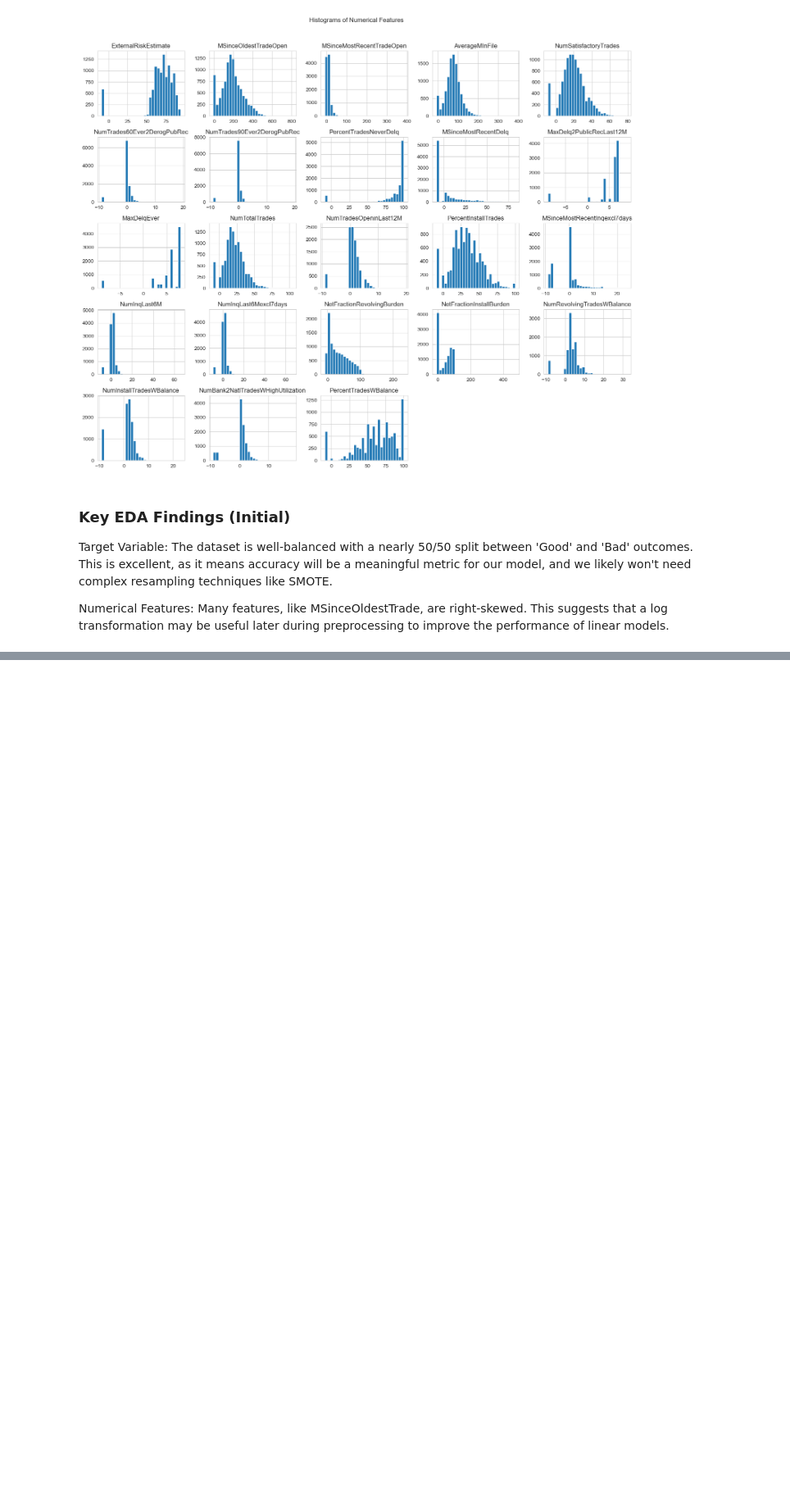
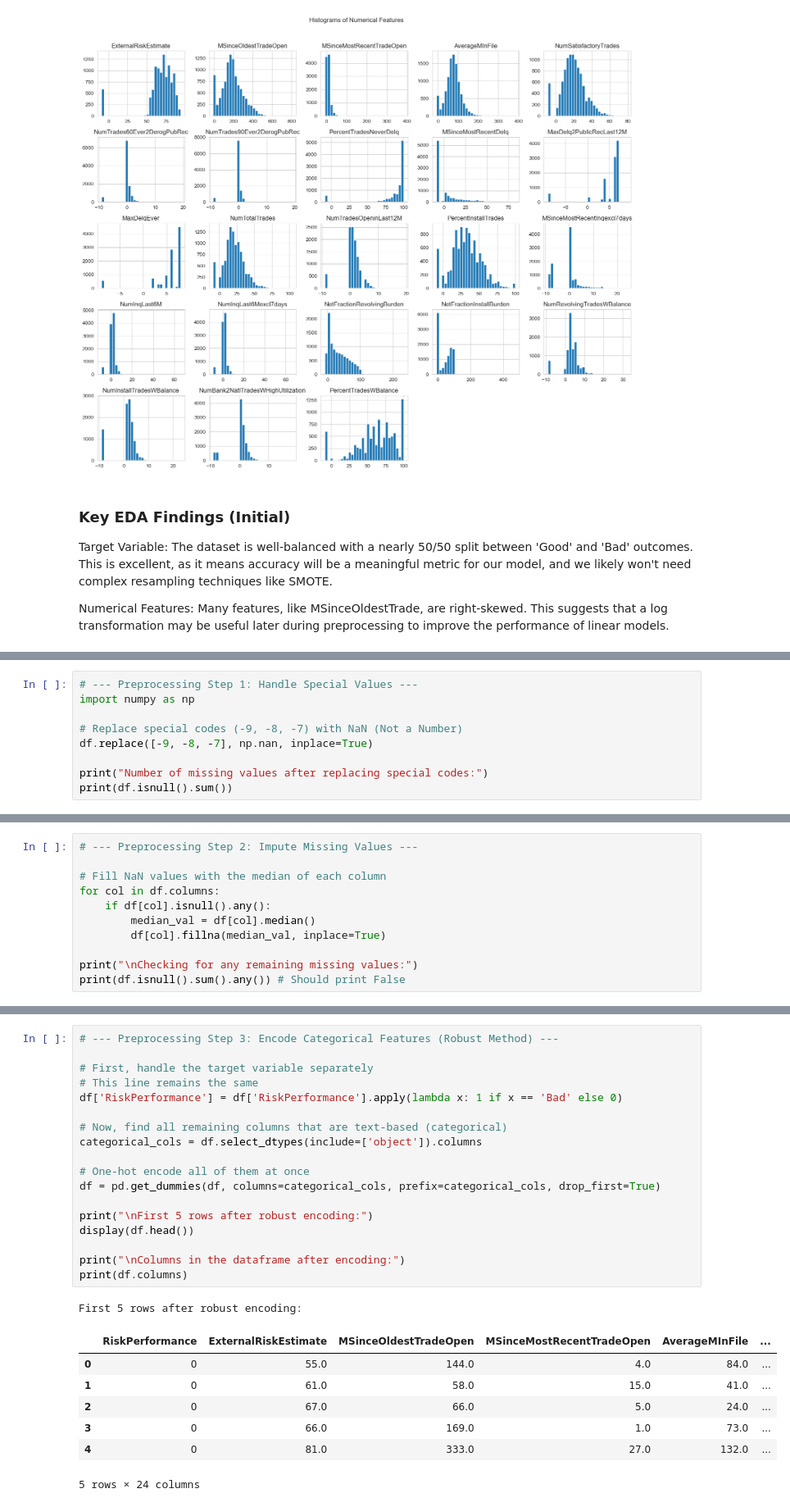
Before and after one commit to Parvptl/CreditGuard, a Jupyter notebook: notebooks/01_EDA.ipynb, the cells around one changed output, grey strips where cells are left out. Shown at 82% size. Saved outputs shown, nothing was run; the diff lists cells and outputs as text; blank space fills up the shorter version.

```diff
--- a/notebooks/01_EDA.ipynb
+++ b/notebooks/01_EDA.ipynb
@@ -103,0 +123,9 @@ Numerical Features: Many features, like MSinceOldestTrade, are right-skewed. Thi
+# %%
+# --- Preprocessing Step 1: Handle Special Values ---
+import numpy as np
+
+# Replace special codes (-9, -8, -7) with NaN (Not a Number)
+df.replace([-9, -8, -7], np.nan, inplace=True)
+
+print("Number of missing values after replacing special codes:")
+print(df.isnull().sum())
@@ -103,0 +150,11 @@ Numerical Features: Many features, like MSinceOldestTrade, are right-skewed. Thi
+# %%
+# --- Preprocessing Step 2: Impute Missing Values ---
+
+# Fill NaN values with the median of each column
+for col in df.columns:
+    if df[col].isnull().any():
+        median_val = df[col].median()
+        df[col].fillna(median_val, inplace=True)
+
+print("\nChecking for any remaining missing values:")
+print(df.isnull().sum().any()) # Should print False
@@ -103,0 +178,27 @@ Numerical Features: Many features, like MSinceOldestTrade, are right-skewed. Thi
+# %%
+# --- Preprocessing Step 3: Encode Categorical Features (Robust Method) ---
+
+# First, handle the target variable separately
+# This line remains the same
+df['RiskPerformance'] = df['RiskPerformance'].apply(lambda x: 1 if x == 'Bad' else 0)
+
+# Now, find all remaining columns that are text-based (categorical)
+categorical_cols = df.select_dtypes(include=['object']).columns
+
+# One-hot encode all of them at once
+df = pd.get_dummies(df, columns=categorical_cols, prefix=categorical_cols, drop_first=True)
+
+print("\nFirst 5 rows after robust encoding:")
+display(df.head())
+
+print("\nColumns in the dataframe after encoding:")
+print(df.columns)
+# %% [output]
+First 5 rows after robust encoding:
+|  | RiskPerformance | ExternalRiskEstimate | MSinceOldestTradeOpen | MSinceMostRecentTradeOpen | AverageMInFile | ... |
+| 0 | 0 | 55.0 | 144.0 | 4.0 | 84.0 | ... |
+| 1 | 0 | 61.0 | 58.0 | 15.0 | 41.0 | ... |
+| 2 | 0 | 67.0 | 66.0 | 5.0 | 24.0 | ... |
+| 3 | 0 | 66.0 | 169.0 | 1.0 | 73.0 | ... |
+| 4 | 0 | 81.0 | 333.0 | 27.0 | 132.0 | ... |
+5 rows × 24 columns
```
Also changed, not shown: parts of 5 cells of this notebook, 1 other file.
